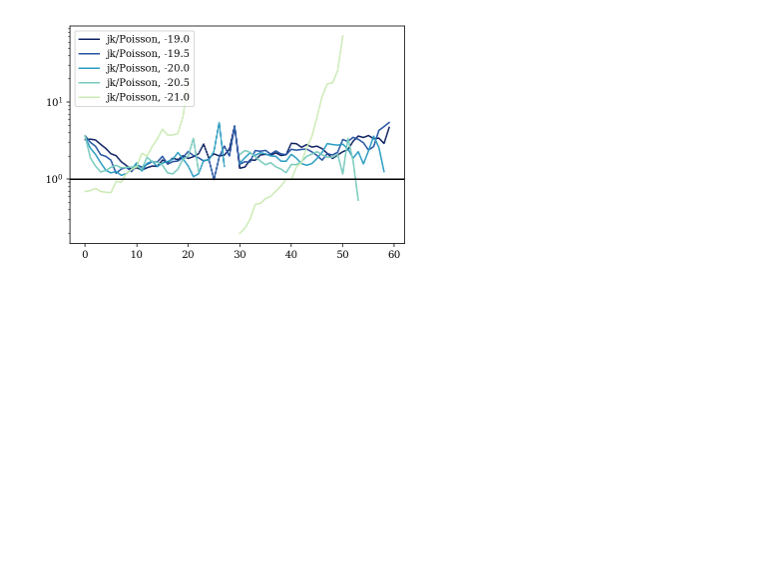
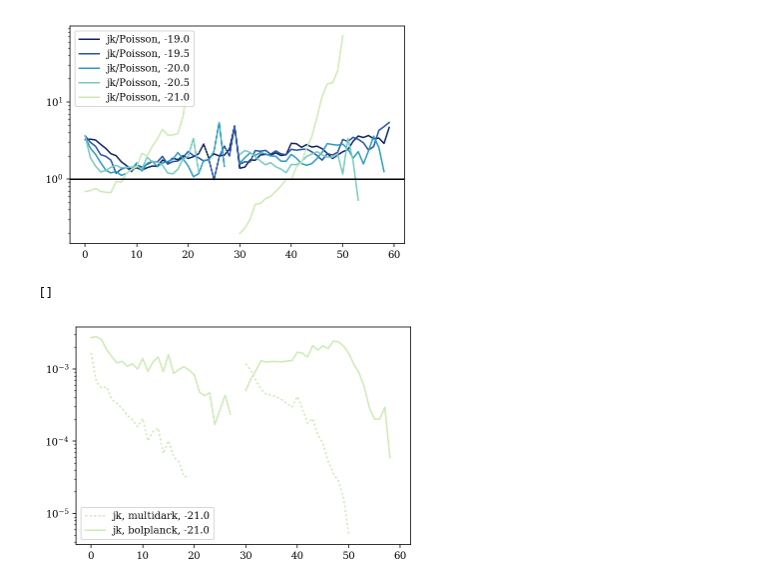
Before and after one commit to KuanWang-Astro/Fisher-paper-version, a Jupyter notebook: Observable_plot.ipynb, the cells around one changed output. Saved outputs shown, nothing was run; the diff lists cells and outputs as text; code cells hidden in the pictures; blank space fills up the shorter version.

Commit message:
modified codes for multidark

```diff
--- a/Observable_plot.ipynb
+++ b/Observable_plot.ipynb
@@ -235,3 +235,15 @@ plt.axhline(1,color='k')
 # %% [output]
 <matplotlib.lines.Line2D at 0x...>
 [figure]
+# %%
+fidjk_21p0_md = np.load('Run_multidark_30/jk_21p0.npz')
+# %%
+jkcov21p0_md = fidjk_21p0_md['jkcov']
+# %%
+plt.plot(np.sqrt(jkcov21p0_md.diagonal()[90:150]),':',label='jk, multidark, -21.0',c=cm.YlGnBu(60))
+plt.plot(np.sqrt(jkcov21p0.diagonal()[90:150]),'-',label='jk, bolplanck, -21.0',c=cm.YlGnBu(60))
+plt.legend()
+plt.semilogy()
+# %% [output]
+[]
+[figure, added]
```
Also changed, not shown: parts of 1 cell of this notebook, 1 other file.
